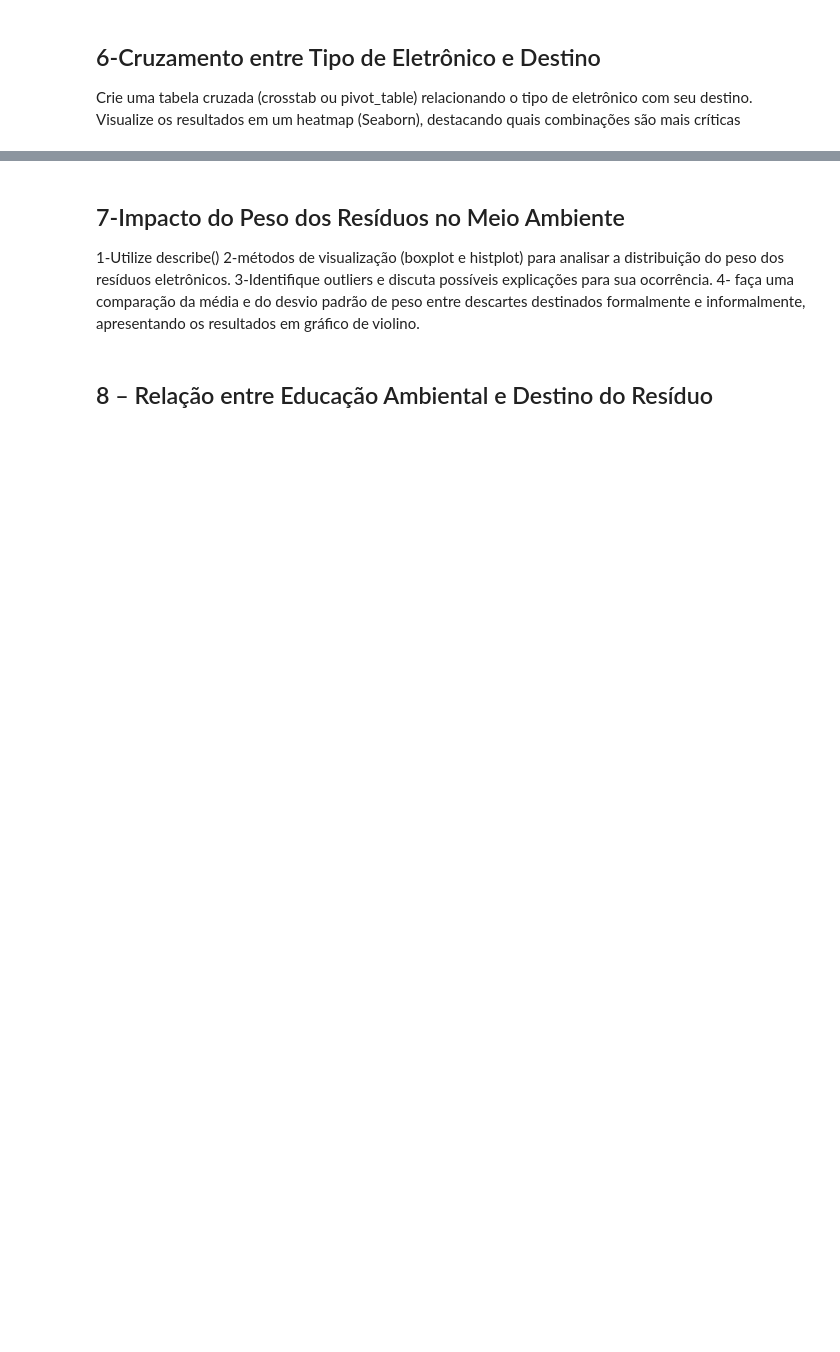
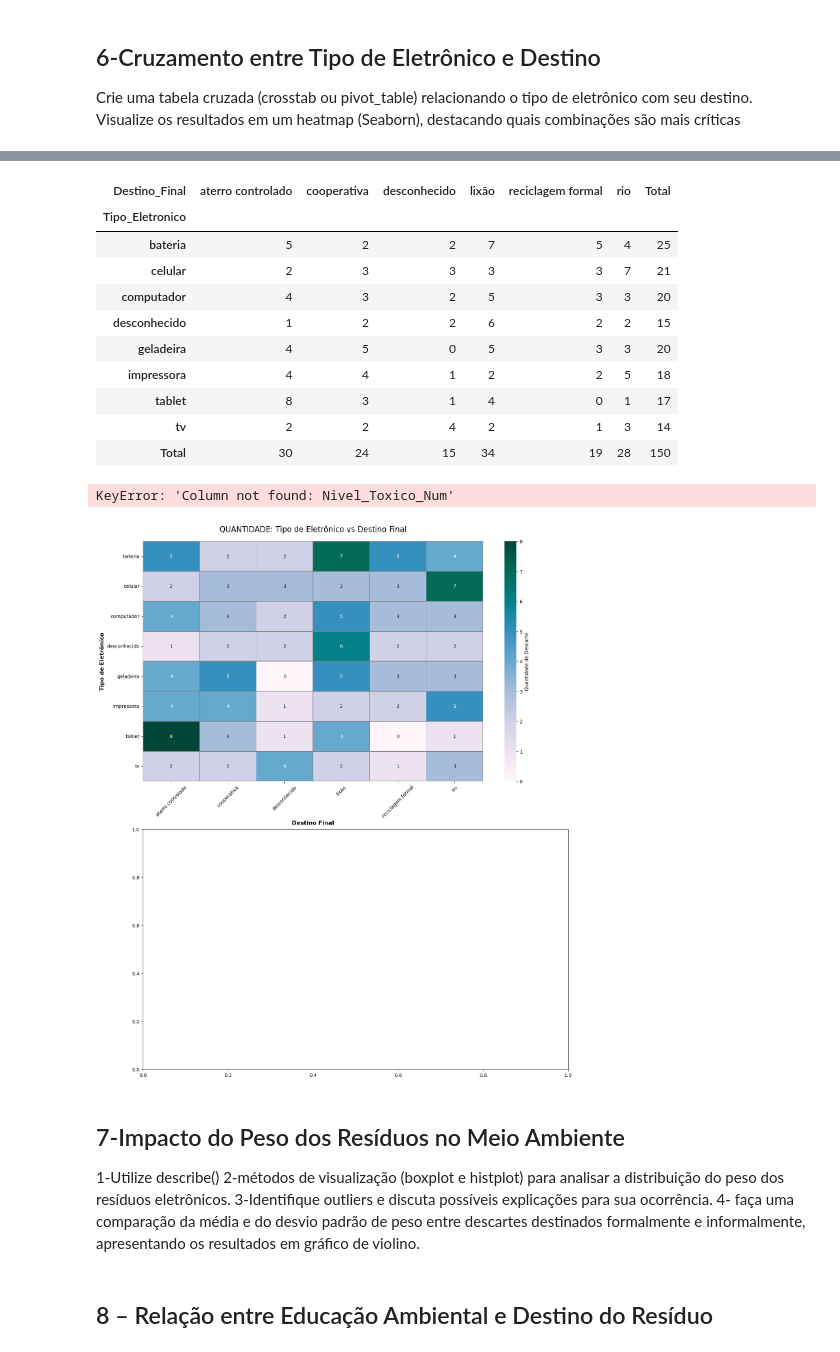
Before and after one commit to albertoakel/I2A2, a Jupyter notebook: notebook/I2A2_TAREFA6_GRUPO26_DRAFT.ipynb, the cells around one changed output, grey strips where cells are left out. Drawn from its saved outputs; the diff is of its cells as text; code cells hidden in the pictures; blank space fills up the shorter version.

```diff
--- a/notebook/I2A2_TAREFA6_GRUPO26_DRAFT.ipynb
+++ b/notebook/I2A2_TAREFA6_GRUPO26_DRAFT.ipynb
@@ -758,47 +781,61 @@ ax1.tick_params(axis='y', rotation=0)
 
 #avaliação de zonas críticas
 mapeamento_toxicidade = {
     'baixo': 1,
     'médio': 2,
     'alto': 3,
     'crítico': 4
 }
 
 toxicidade_media = df.groupby(['Tipo_Eletronico', 'Destino_Final'])['Nivel_Toxico_Num'].mean().unstack(fill_value=0)
 toxicidade_media
 plt.figure(figsize=(16, 12))
 
 heatmap2 = sns.heatmap(
     toxicidade_media,
     annot=True,
     fmt='.2f',
     cmap='YlOrRd',
     linewidths=0.5,
     linecolor='gray',
     cbar_kws={'label': 'Nível Tóxico Médio (1=baixo, 4=crítico)'},
     square=False,
     vmin=1, vmax=4,  # Escala fixa baseada no mapeamento
     ax=ax2
 )
 
 
 
-plt.figure(figsize=(16, 12))
+# plt.figure(figsize=(16, 12))
 
-# Calcular risco total = quantidade × toxicidade média
-risco_total = tabela_cruzada.iloc[:-1, :-1].copy().astype(float)
-risco_total = tabela_cruzada.iloc[:-1, :-1] * toxicidade_media
+# # Calcular risco total = quantidade × toxicidade média
+# risco_total = tabela_cruzada.iloc[:-1, :-1].copy().astype(float)
+# risco_total = tabela_cruzada.iloc[:-1, :-1] * toxicidade_media
 
-heatmap3 = sns.heatmap(
-    risco_total,
-    annot=True,
-    fmt='.1f',
-    cmap='Reds',  # Vermelho para risco
-    linewidths=0.5,
-    linecolor='black',
-    cbar_kws={'label': 'Índice de Risco Total (Quantidade × Toxicidade)'},
-    square=False
-)
+# heatmap3 = sns.heatmap(
+#     risco_total,
+#     annot=True,
+#     fmt='.1f',
+#     cmap='Reds',  # Vermelho para risco
+#     linewidths=0.5,
+#     linecolor='black',
+#     cbar_kws={'label': 'Índice de Risco Total (Quantidade × Toxicidade)'},
+#     square=False
+# )
+# %% [output]
+| Destino_Final | aterro controlado | cooperativa | desconhecido | lixão | reciclagem formal | rio | Total |
+| Tipo_Eletronico |  |  |  |  |  |  |  |
+| bateria | 5 | 2 | 2 | 7 | 5 | 4 | 25 |
+| celular | 2 | 3 | 3 | 3 | 3 | 7 | 21 |
+| computador | 4 | 3 | 2 | 5 | 3 | 3 | 20 |
+| desconhecido | 1 | 2 | 2 | 6 | 2 | 2 | 15 |
+| geladeira | 4 | 5 | 0 | 5 | 3 | 3 | 20 |
+| impressora | 4 | 4 | 1 | 2 | 2 | 5 | 18 |
+| tablet | 8 | 3 | 1 | 4 | 0 | 1 | 17 |
+| tv | 2 | 2 | 4 | 2 | 1 | 3 | 14 |
+| Total | 30 | 24 | 15 | 34 | 19 | 28 | 150 |
+KeyError: 'Column not found: Nivel_Toxico_Num'
+[figure, added]
 # %%
 destinos_informais  = ['lixão', 'rio', 'Desconhecido']
 
```
Also changed, not shown: parts of 3 cells of this notebook.
